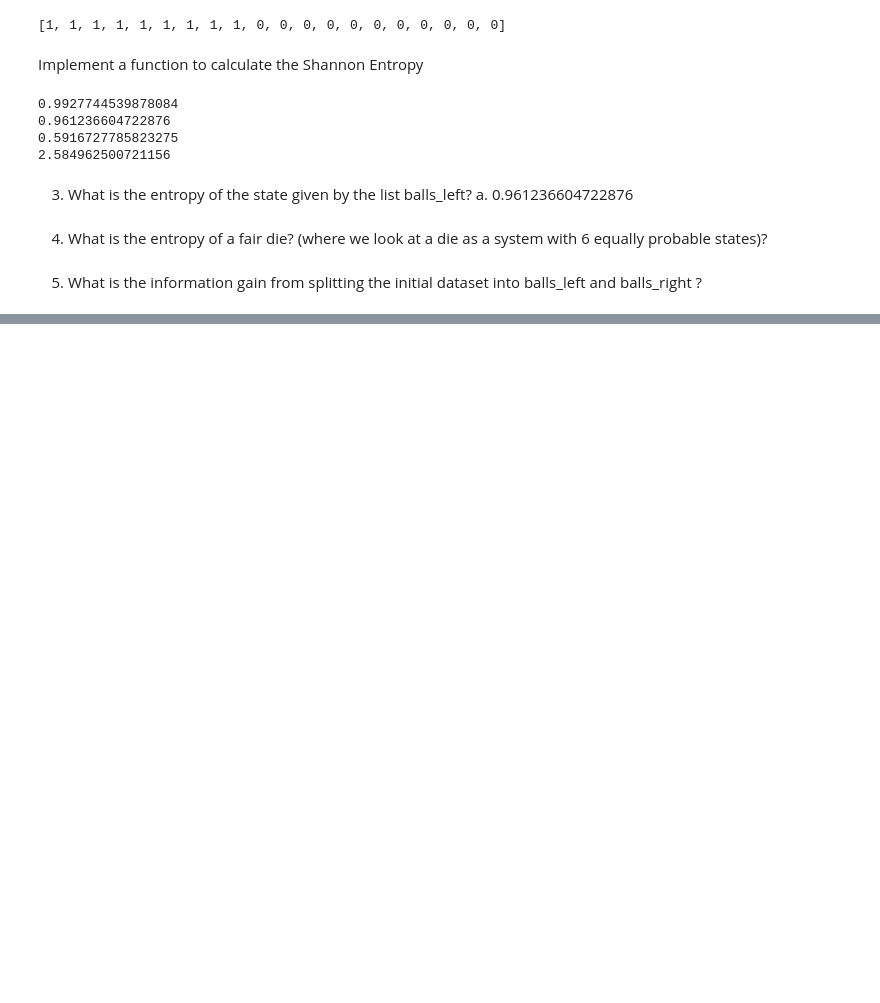
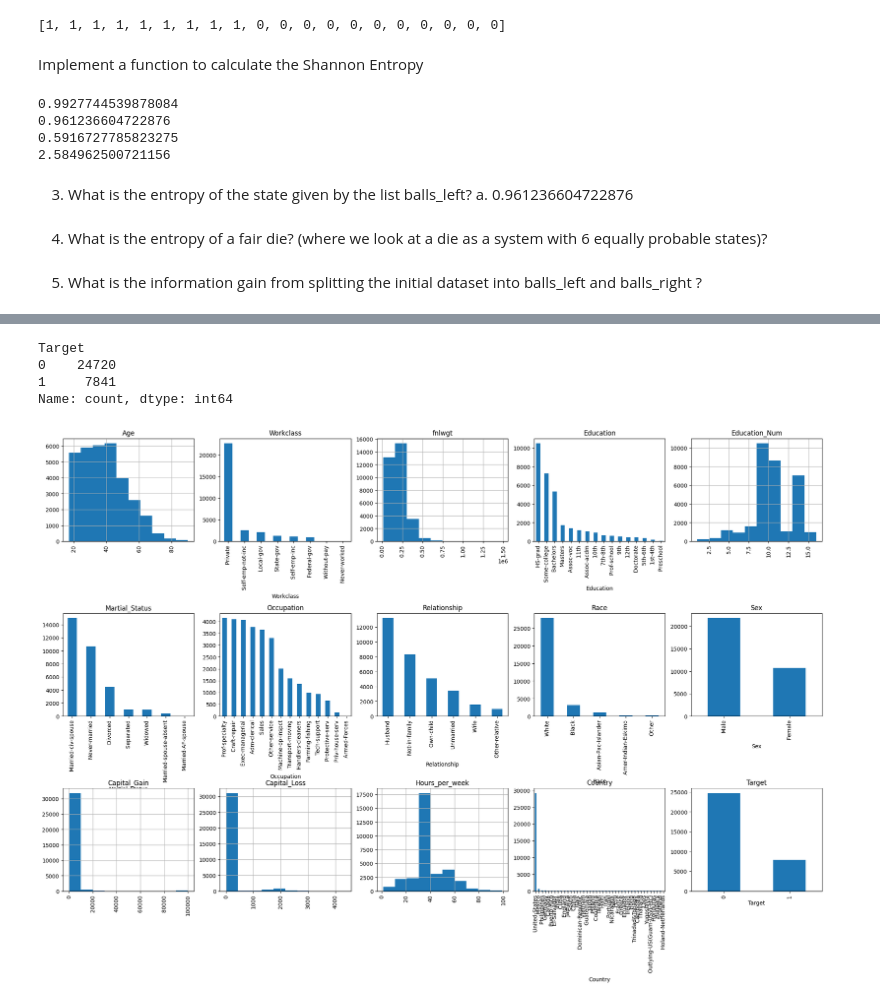
Before and after one commit to rahulrajesh131999/ai-ml-dl-journey, a Jupyter notebook: topic3/demo-assignment.ipynb, the cells around one changed output, grey strips where cells are left out. Cells and saved outputs as stored; diff of their text form; code cells hidden in the pictures; blank space fills up the shorter version.

```diff
--- a/topic3/demo-assignment.ipynb
+++ b/topic3/demo-assignment.ipynb
@@ -281,0 +328,7 @@ def information_gains(X, y):
+# %%
+# Target – earnings level, categorical (binary) feature.
+DATA_PATH = "https://raw.githubusercontent.com/Yorko/mlcourse.ai/main/data/"
+
+data_train = pd.read_csv(DATA_PATH + "adult_train.csv", sep=";")
+
+data_train.tail()
@@ -281,0 +353,12 @@ def information_gains(X, y):
+# %%
+# necessary to remove rows with incorrect labels in test dataset
+data_test = data_test[
+    (data_test["Target"] == " >50K.") | (data_test["Target"] == " <=50K.")
+]
+
+# encode target variable as integer
+data_train.loc[data_train["Target"] == " <=50K", "Target"] = 0
+data_train.loc[data_train["Target"] == " >50K", "Target"] = 1
+
+data_test.loc[data_test["Target"] == " <=50K.", "Target"] = 0
+data_test.loc[data_test["Target"] == " >50K.", "Target"] = 1
@@ -281,0 +384,26 @@ def information_gains(X, y):
+# %%
+data_train["Target"].value_counts()
+# %% [output]
+Target
+0    24720
+1     7841
+Name: count, dtype: int64
+# %%
+fig = plt.figure(figsize=(25,15))
+
+cols = 5
+
+rows = int(data_train.shape[1]/cols) # .shape returns a tuple (rows, columns)
+
+for i, column in enumerate(data_train.columns): # enumerate adds a index number to columns and i represents index number
+    ax = fig.add_subplot(rows, cols, i + 1)
+    ax.set_title(column)
+    if data_train.dtypes[column] == object:
+        data_train[column].value_counts().plot(kind="bar", axes=ax)
+    else:
+        data_train[column].hist(axes=ax)
+        plt.xticks(rotation="vertical")
+
+    plt.subplots_adjust(hspace=0.7, wspace=0.2)
+# %% [output]
+[figure, added]
```
Also changed, not shown: parts of 28 cells of this notebook, 2 other files.
